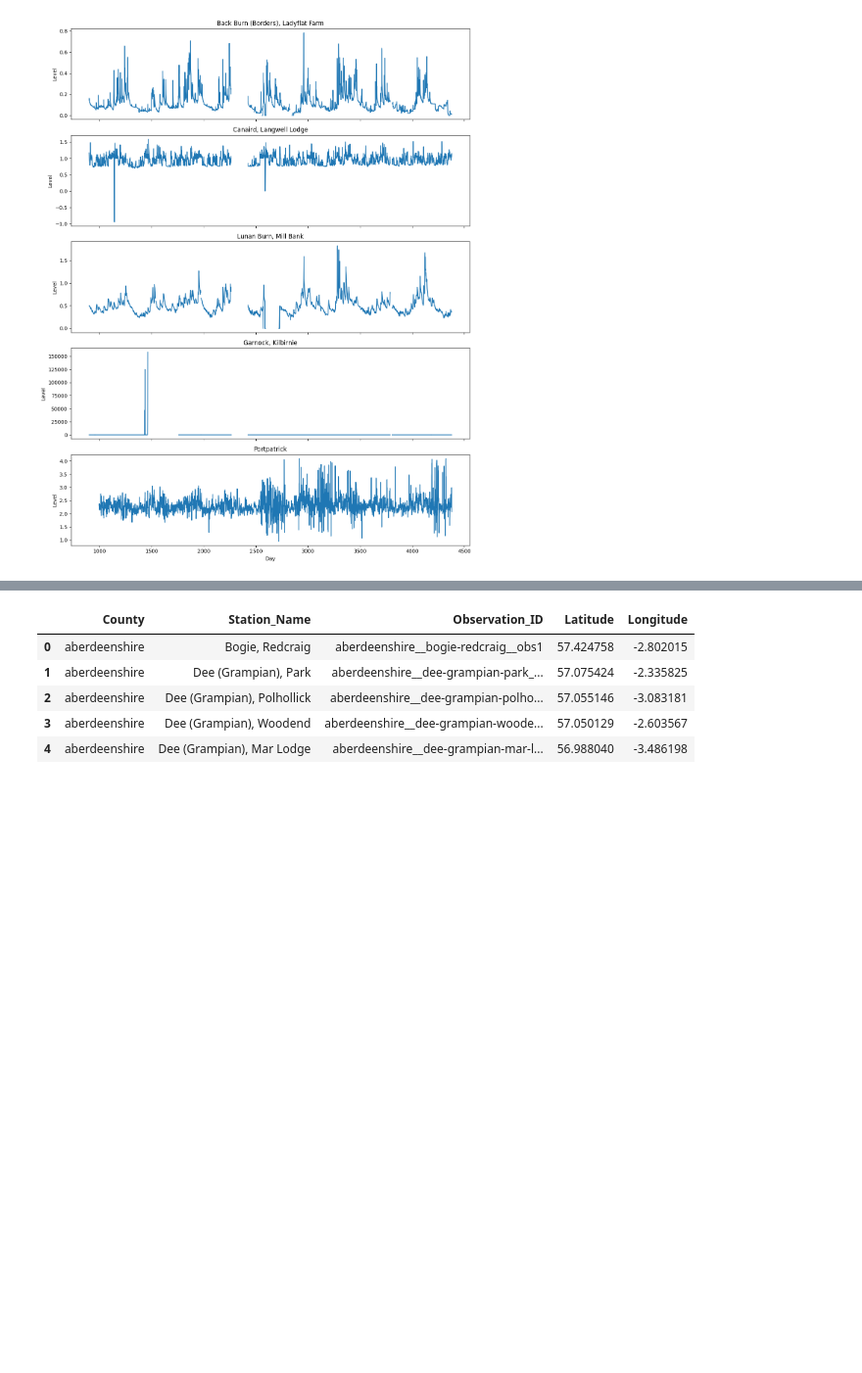
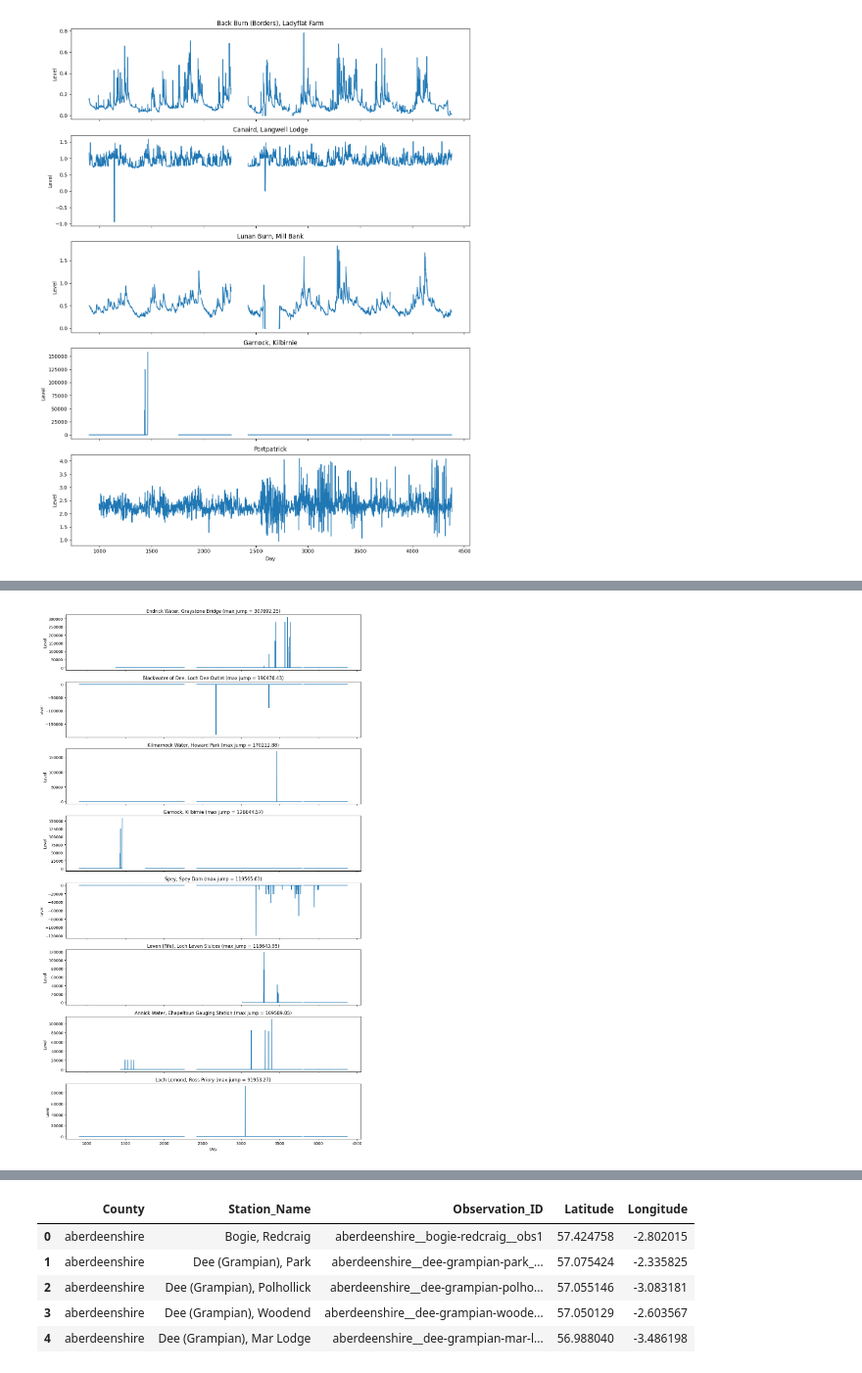
Before and after one commit to B318786-2026/Machine-learning-project, a Jupyter notebook: project.ipynb, the cells around one changed output, grey strips where cells are left out. Shown at 98% size. Drawn from its saved outputs; the diff is of its cells as text; code cells hidden in the pictures; blank space fills up the shorter version.

Commit message:
Further data quality investigating

```diff
--- a/project.ipynb
+++ b/project.ipynb
@@ -135,0 +162,12 @@ plt.show()
+# %%
+values = df_avg[level_cols].apply(pd.to_numeric, errors="coerce")
+max_jumps = values.diff(axis=1).abs().max(axis=1)
+result = pd.DataFrame({
+    "Station": df_avg.iloc[:, 1],  # adjust if station name is elsewhere
+    "MaxJump": max_jumps
+})
+
+print(
+    result.sort_values("MaxJump", ascending=False)
+          .head(25)
+)
@@ -135,0 +192,25 @@ plt.show()
+# %%
+
+top8_idx = max_jumps.nlargest(8).index
+
+top8 = df_avg.loc[top8_idx]
+
+fig, axes = plt.subplots(8, 1, figsize=(12, 20), sharex=True)
+
+for ax, (_, row) in zip(axes, top8.iterrows()):
+
+    y = pd.to_numeric(row[level_cols], errors="coerce")
+
+    ax.plot(y.values)
+
+    station = row.iloc[1]  # station name column
+    jump = max_jumps.loc[row.name]
+
+    ax.set_title(f"{station} (max jump = {jump:.2f})")
+    ax.set_ylabel("Level")
+
+plt.xlabel("Day")
+plt.tight_layout()
+plt.show()
+# %% [output]
+[figure, added]
```
Also changed, not shown: parts of 4 cells of this notebook.
